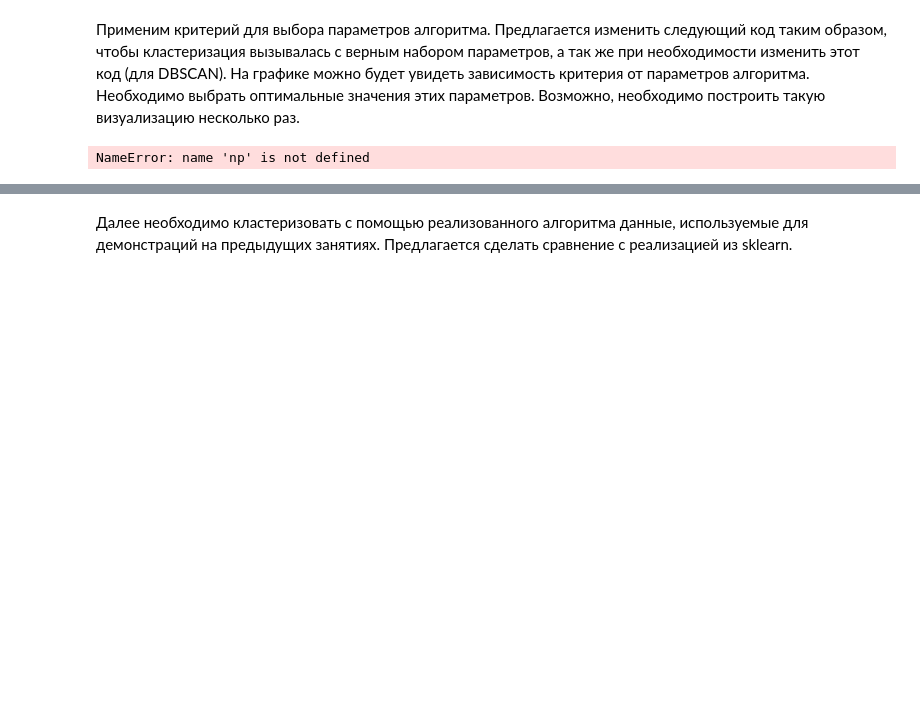
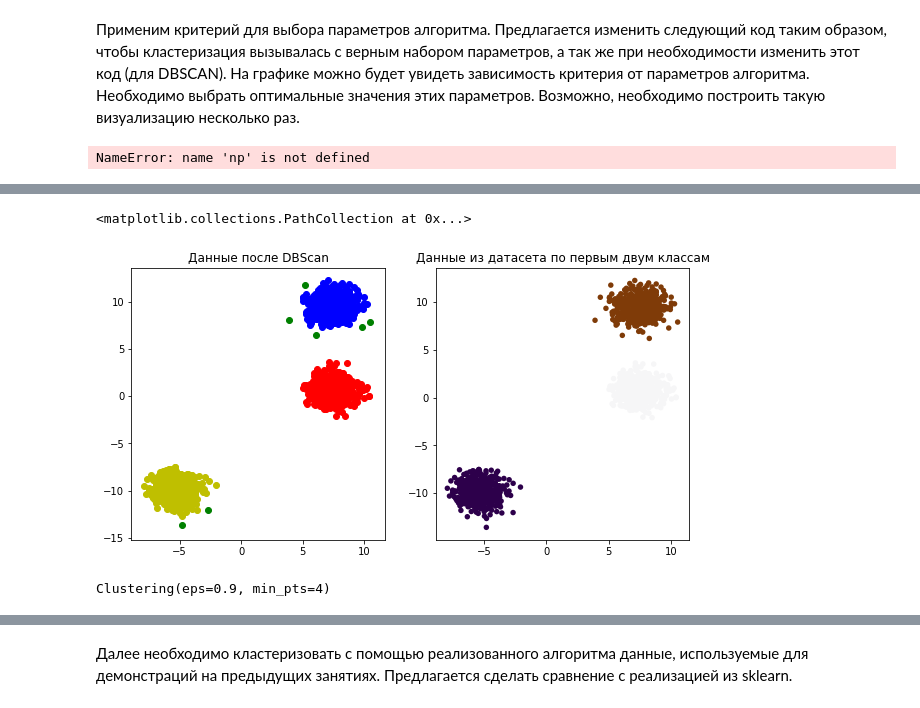
Before and after one commit to Albinamkh21/ds_hw, a Jupyter notebook: homework4_clustering.ipynb, the cells around one changed output, grey strips where cells are left out. Cells and saved outputs as stored; diff of their text form; code cells hidden in the pictures; blank space fills up the shorter version.

```diff
--- a/homework4_clustering.ipynb
+++ b/homework4_clustering.ipynb
@@ -266,0 +304,23 @@ AttributeError: 'bool' object has no attribute 'all'
+# %%
+plt.figure(figsize=(10, 5))
+fig1 = plt.subplot(1, 2, 1)
+plt.gca().set_title('Данные после DBScan')
+plt.scatter(model.clusters[1][:,0],model.clusters[1][:,1], c='b')
+plt.scatter(model.clusters[2][:,0],model.clusters[2][:,1], c='r')
+plt.scatter(model.clusters[3][:,0],model.clusters[3][:,1], c='y')
+plt.scatter(model.clusters[0][:,0],model.clusters[0][:,1], c='g')
+
+
+fig2 = plt.subplot(1, 2, 2)
+plt.gca().set_title('Данные из датасета по первым двум классам')
+plt.subplot(1, 2, 2)
+plt.scatter(X_blobs[:, 0], X_blobs[:, 1], c=blobs[1], cmap=pl.cm.PuOr, lw=0, s=30)
+# %% [output]
+<matplotlib.collections.PathCollection at 0x...>
+[figure, added]
+# %%
+X_no_structure = np.asarray(no_structure[0])
+model = Clustering(eps=0.9, min_pts=4)
+model.fit(X_no_structure)
+# %% [output]
+Clustering(eps=0.9, min_pts=4)
```
Also changed, not shown: parts of 13 cells of this notebook.
